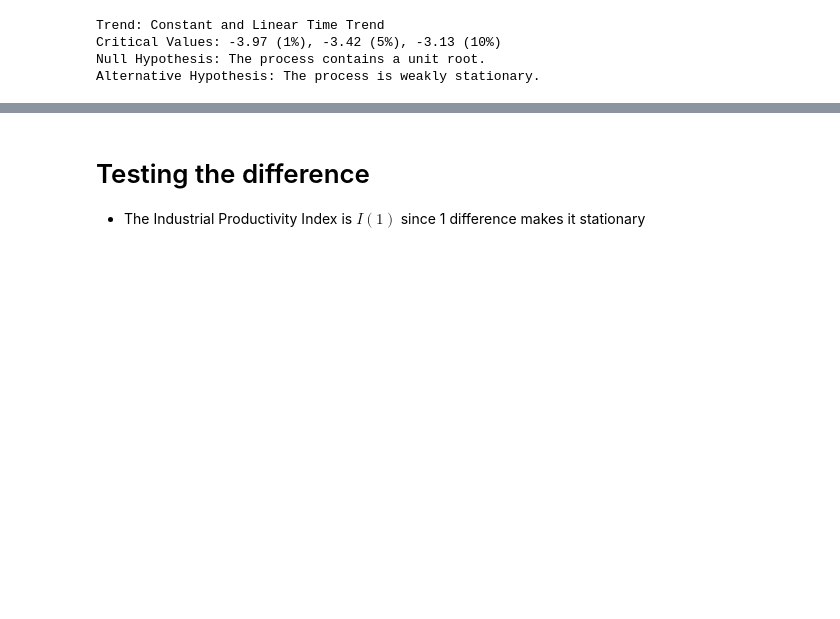
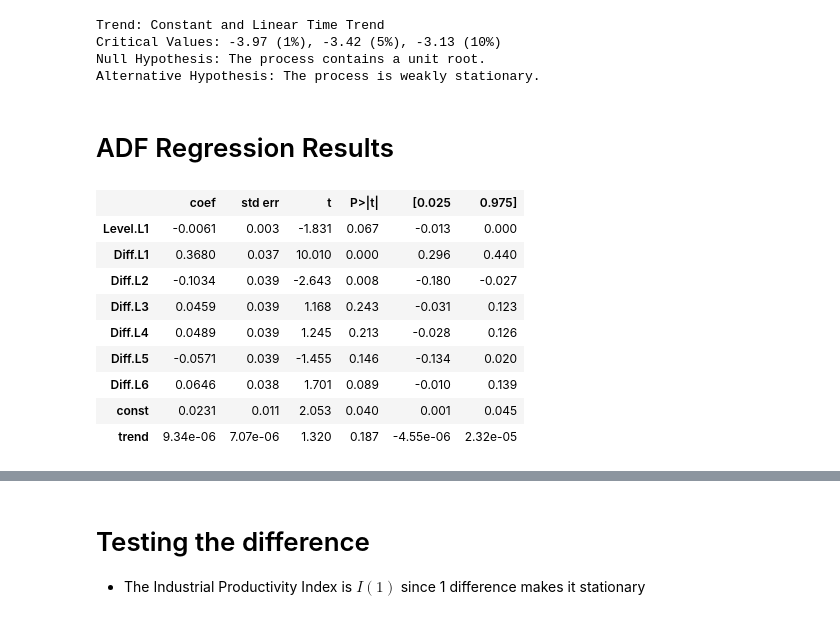
Before and after one commit to bashtage/kevinsheppard.com, a Jupyter notebook: site/files/teaching/mfe/slides/time-series-slides-2020-21-in-person-week-3.ipynb, the cells around one changed output, grey strips where cells are left out. Cells and saved outputs as stored; diff of their text form; code cells hidden in the pictures; blank space fills up the shorter version.

```diff
--- a/site/files/teaching/mfe/slides/time-series-slides-2020-21-in-person-week-3.ipynb
+++ b/site/files/teaching/mfe/slides/time-series-slides-2020-21-in-person-week-3.ipynb
@@ -594,7 +602,7 @@ summary(adf.regression)
 # %% [markdown]
 # Increasing the deterministic order
 # %%
-adf = ADF(np.log(orig.INDPRO), trend="ct")
+adf = ADF(ln_indpro, trend="ct")
 adf
 # %% [output]
 Augmented Dickey-Fuller Results
@@ -605,3 +613,18 @@ Trend: Constant and Linear Time Trend
 Critical Values: -3.97 (1%), -3.42 (5%), -3.13 (10%)
 Null Hypothesis: The process contains a unit root.
 Alternative Hypothesis: The process is weakly stationary.
+# %% [markdown]
+# ADF Regression Results
+# %%
+summary(adf.regression)
+# %% [output]
+|  | coef | std err | t | P>|t| | [0.025 | 0.975] |
+| Level.L1 | -0.0061 | 0.003 | -1.831 | 0.067 | -0.013 | 0.000 |
+| Diff.L1 | 0.3680 | 0.037 | 10.010 | 0.000 | 0.296 | 0.440 |
+| Diff.L2 | -0.1034 | 0.039 | -2.643 | 0.008 | -0.180 | -0.027 |
+| Diff.L3 | 0.0459 | 0.039 | 1.168 | 0.243 | -0.031 | 0.123 |
+| Diff.L4 | 0.0489 | 0.039 | 1.245 | 0.213 | -0.028 | 0.126 |
+| Diff.L5 | -0.0571 | 0.039 | -1.455 | 0.146 | -0.134 | 0.020 |
+| Diff.L6 | 0.0646 | 0.038 | 1.701 | 0.089 | -0.010 | 0.139 |
+| const | 0.0231 | 0.011 | 2.053 | 0.040 | 0.001 | 0.045 |
+| trend | 9.34e-06 | 7.07e-06 | 1.320 | 0.187 | -4.55e-06 | 2.32e-05 |
```
Also changed, not shown: parts of 13 cells of this notebook, 5 other files.
